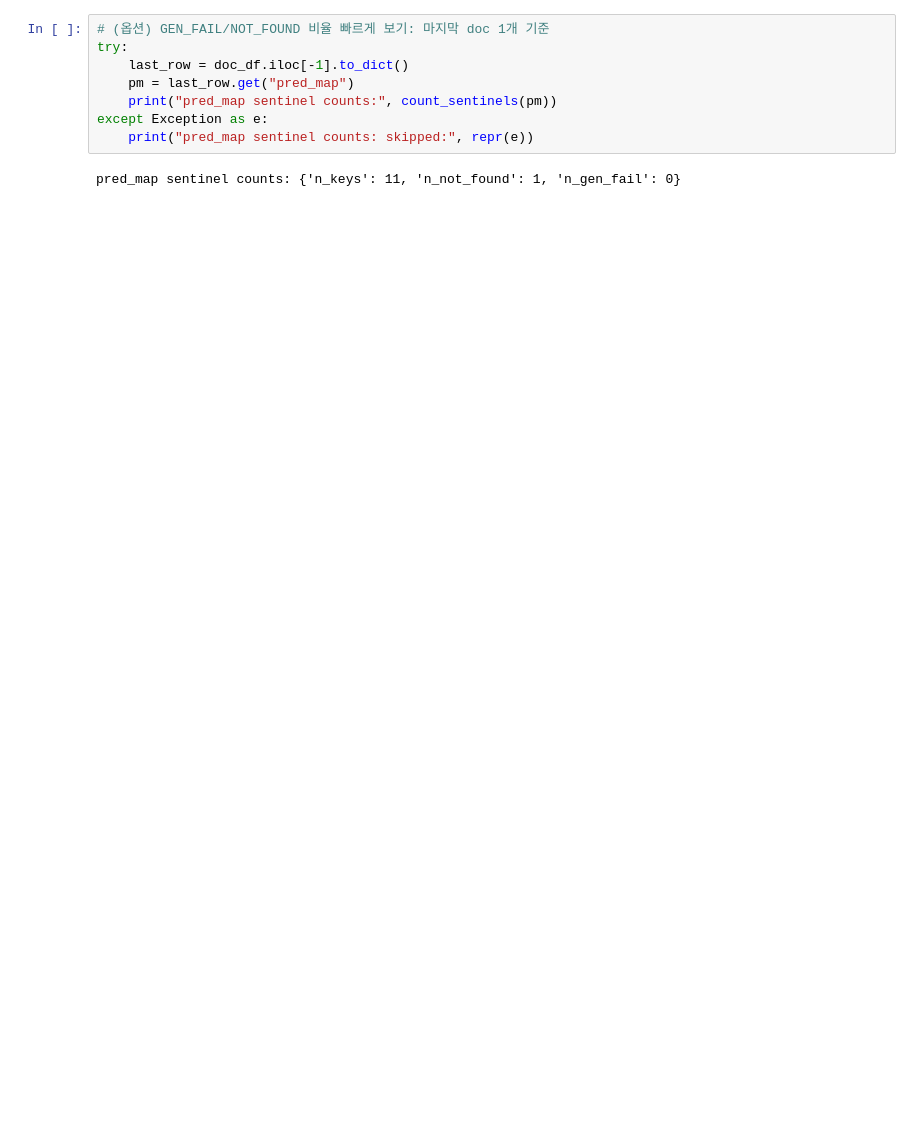
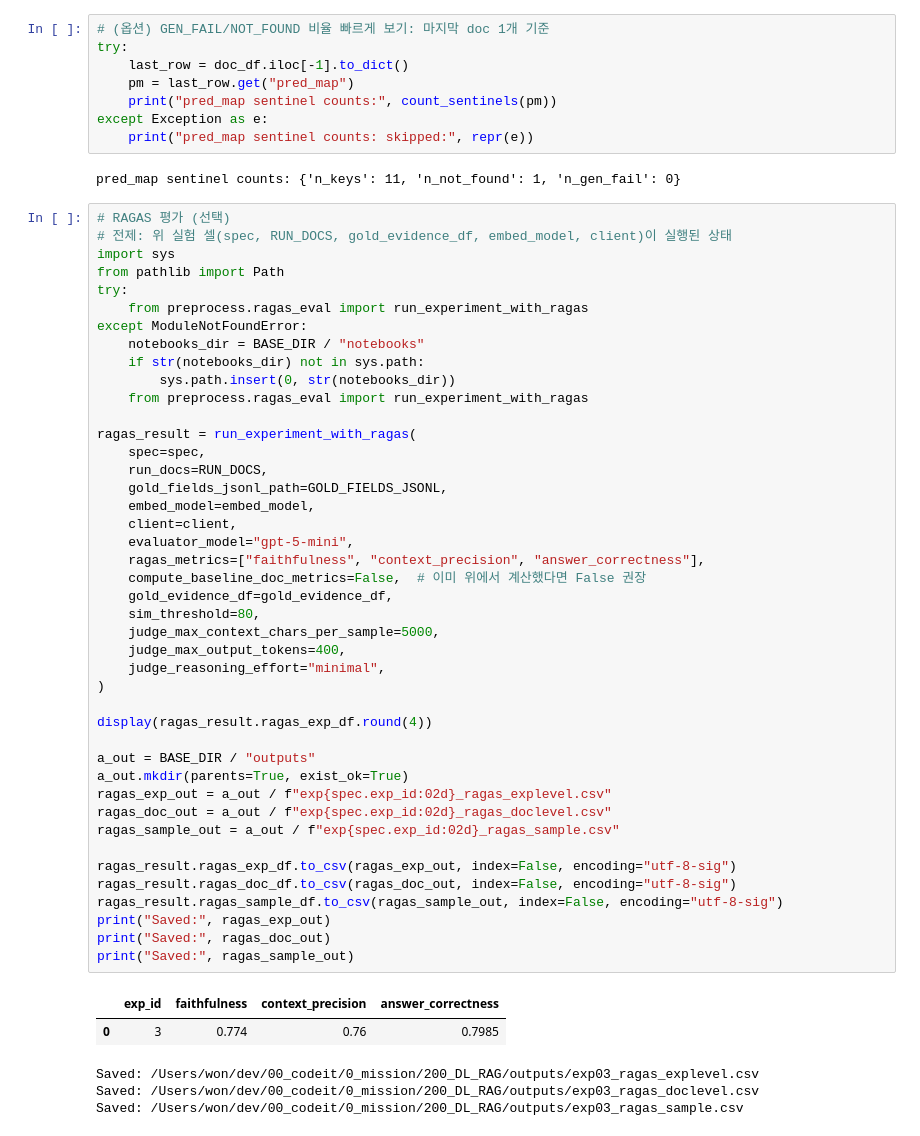
Before and after one commit to wonbywondev/codeit-part3-team4, a Jupyter notebook: notebooks/exp_notebook.ipynb, the cells around one changed output. Saved outputs shown, nothing was run; the diff lists cells and outputs as text; blank space fills up the shorter version.

Commit message:
ragas 포함 출력 완료

```diff
--- a/notebooks/exp_notebook.ipynb
+++ b/notebooks/exp_notebook.ipynb
@@ -384,3 +412,52 @@ except Exception as e:
     print("pred_map sentinel counts: skipped:", repr(e))
 # %% [output]
 pred_map sentinel counts: {'n_keys': 11, 'n_not_found': 1, 'n_gen_fail': 0}
+# %%
+# RAGAS 평가 (선택)
+# 전제: 위 실험 셀(spec, RUN_DOCS, gold_evidence_df, embed_model, client)이 실행된 상태
+import sys
+from pathlib import Path
+try:
+    from preprocess.ragas_eval import run_experiment_with_ragas
+except ModuleNotFoundError:
+    notebooks_dir = BASE_DIR / "notebooks"
+    if str(notebooks_dir) not in sys.path:
+        sys.path.insert(0, str(notebooks_dir))
+    from preprocess.ragas_eval import run_experiment_with_ragas
+
+ragas_result = run_experiment_with_ragas(
+    spec=spec,
+    run_docs=RUN_DOCS,
+    gold_fields_jsonl_path=GOLD_FIELDS_JSONL,
+    embed_model=embed_model,
+    client=client,
+    evaluator_model="gpt-5-mini",
+    ragas_metrics=["faithfulness", "context_precision", "answer_correctness"],
+    compute_baseline_doc_metrics=False,  # 이미 위에서 계산했다면 False 권장
+    gold_evidence_df=gold_evidence_df,
+    sim_threshold=80,
+    judge_max_context_chars_per_sample=5000,
+    judge_max_output_tokens=400,
+    judge_reasoning_effort="minimal",
+)
+
+display(ragas_result.ragas_exp_df.round(4))
+
+a_out = BASE_DIR / "outputs"
+a_out.mkdir(parents=True, exist_ok=True)
+ragas_exp_out = a_out / f"exp{spec.exp_id:02d}_ragas_explevel.csv"
+ragas_doc_out = a_out / f"exp{spec.exp_id:02d}_ragas_doclevel.csv"
+ragas_sample_out = a_out / f"exp{spec.exp_id:02d}_ragas_sample.csv"
+
+ragas_result.ragas_exp_df.to_csv(ragas_exp_out, index=False, encoding="utf-8-sig")
+ragas_result.ragas_doc_df.to_csv(ragas_doc_out, index=False, encoding="utf-8-sig")
+ragas_result.ragas_sample_df.to_csv(ragas_sample_out, index=False, encoding="utf-8-sig")
+print("Saved:", ragas_exp_out)
+print("Saved:", ragas_doc_out)
+print("Saved:", ragas_sample_out)
+# %% [output]
+|  | exp_id | faithfulness | context_precision | answer_correctness |
+| 0 | 3 | 0.774 | 0.76 | 0.7985 |
+Saved: /Users/won/dev/00_codeit/0_mission/200_DL_RAG/outputs/exp03_ragas_explevel.csv
+Saved: /Users/won/dev/00_codeit/0_mission/200_DL_RAG/outputs/exp03_ragas_doclevel.csv
+Saved: /Users/won/dev/00_codeit/0_mission/200_DL_RAG/outputs/exp03_ragas_sample.csv
```
Also changed, not shown: parts of 6 cells of this notebook, 5 other files.
